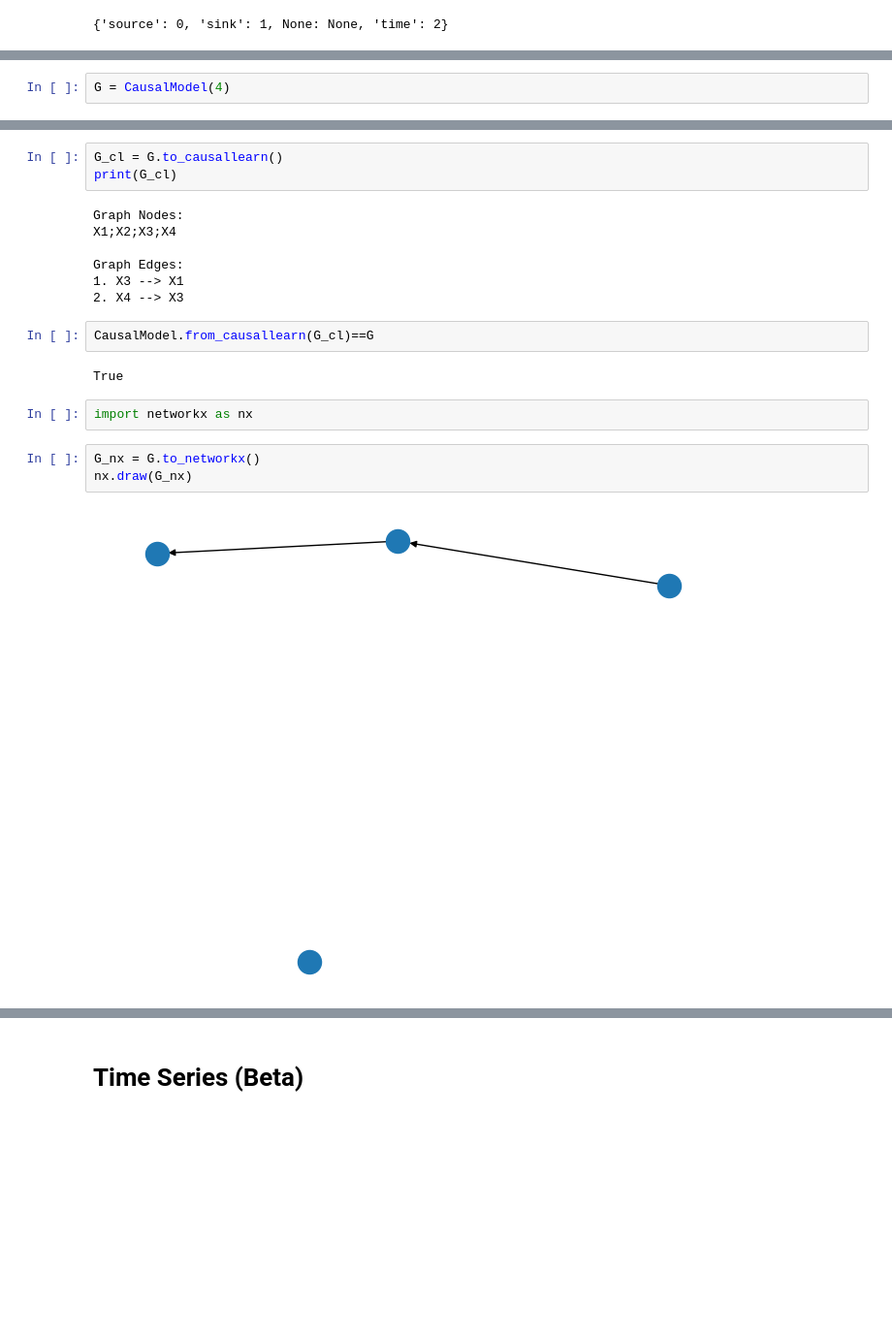
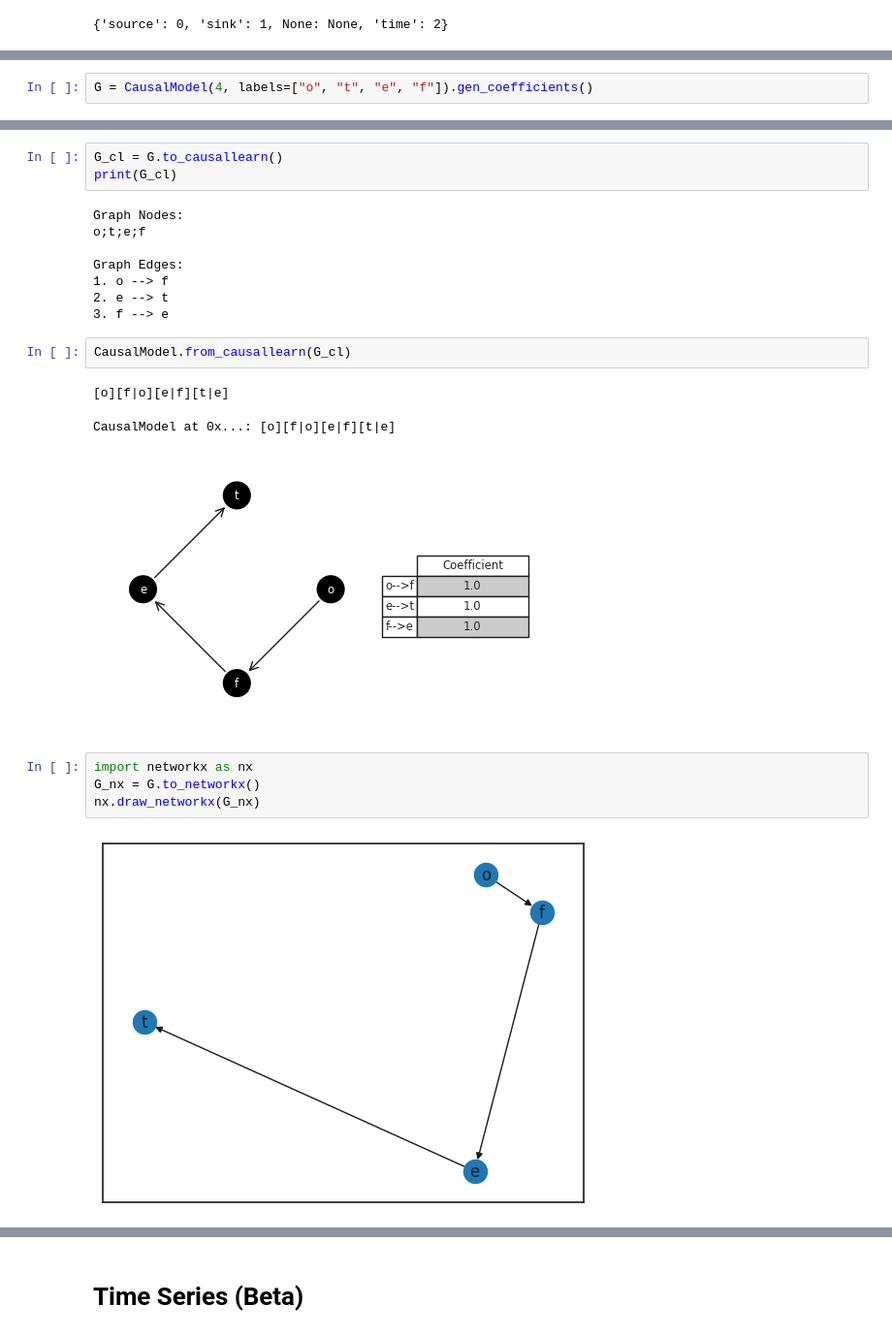
Before and after one commit to rebeccaherman1/UUMCdata, a Jupyter notebook: examples/example.ipynb, the cells around one changed output, grey strips where cells are left out. Shown at 97% size. Drawn from its saved outputs; the diff is of its cells as text; blank space fills up the shorter version.

```diff
--- a/examples/example.ipynb
+++ b/examples/example.ipynb
@@ -387,5 +392,5 @@ X₃=-0.6X₀+0.41X₂+U₃,    U₃~N(0,1.0)
 # %%
-G = CausalModel(4)
+G = CausalModel(4, labels=["o", "t", "e", "f"]).gen_coefficients()
 # %%
 G
 # %% [output]
@@ -397,20 +409,22 @@ G_cl = G.to_causallearn()
 print(G_cl)
 # %% [output]
 Graph Nodes:
-X1;X2;X3;X4
+o;t;e;f
 
 Graph Edges:
-1. X3 --> X1
-2. X4 --> X3
+1. o --> f
+2. e --> t
+3. f --> e
 # %%
-CausalModel.from_causallearn(G_cl)==G
+CausalModel.from_causallearn(G_cl)
 # %% [output]
-True
+[o][f|o][e|f][t|e]
+CausalModel at 0x...: [o][f|o][e|f][t|e]
+[figure, added]
-# %%
-import networkx as nx
 # %%
+import networkx as nx
 G_nx = G.to_networkx()
-nx.draw(G_nx)
+nx.draw_networkx(G_nx)
 # %% [output]
-[figure, old version]
+[figure, new version]
 # %%
```
Also changed, not shown: parts of 37 cells of this notebook.
